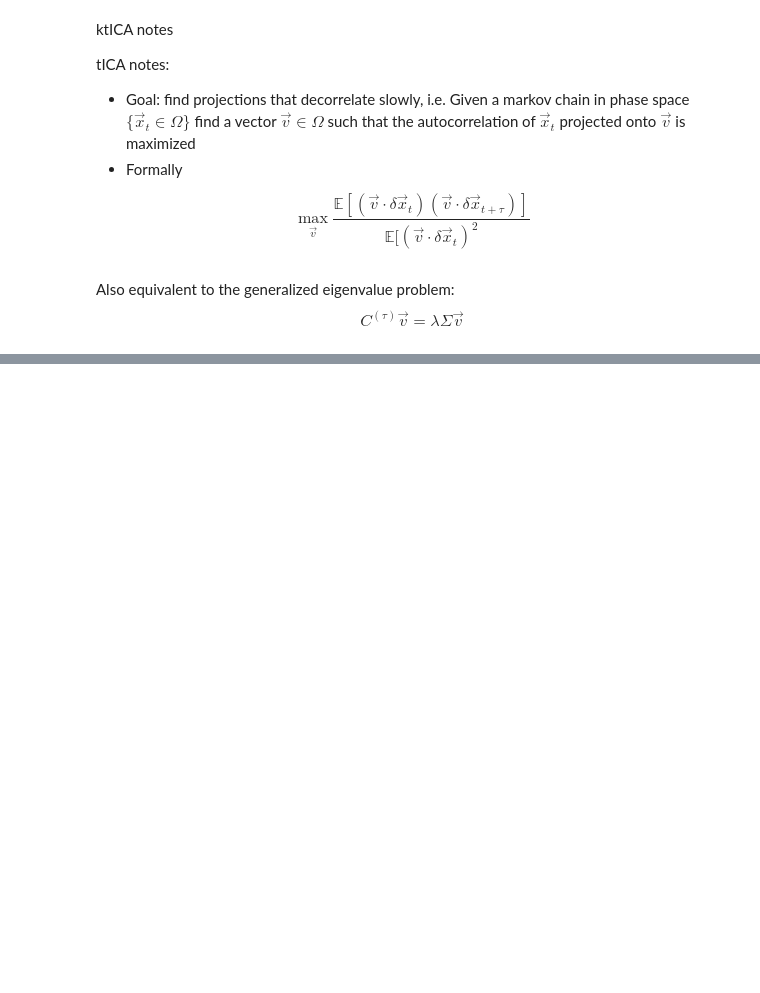
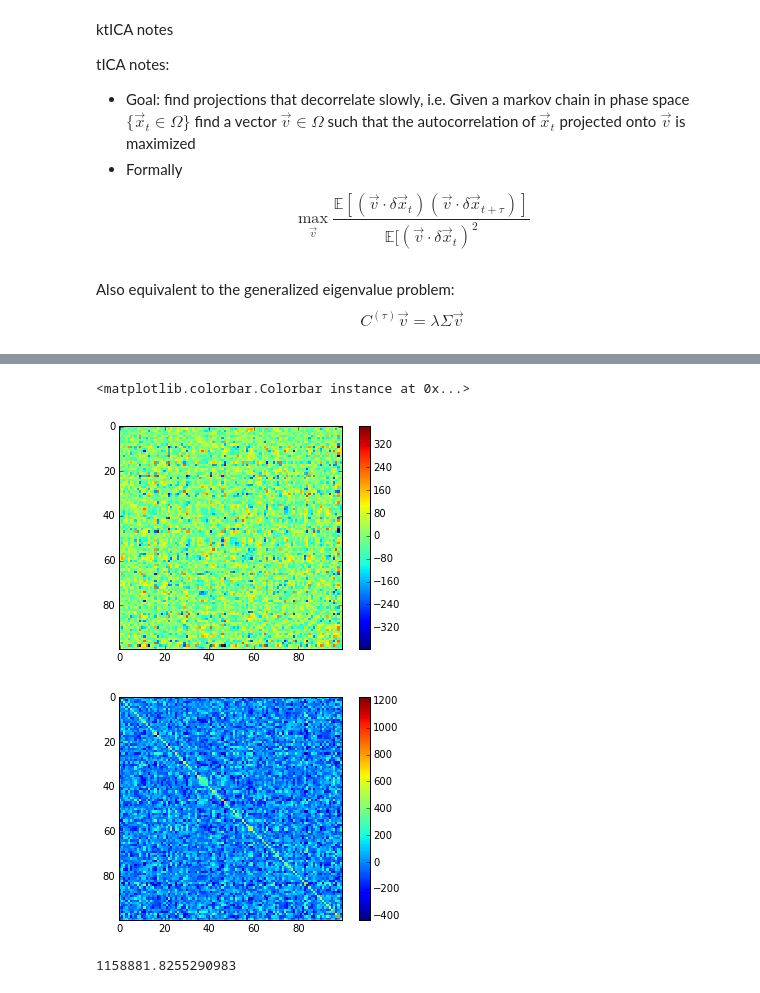
Before and after one commit to maxentile/msm-learn, a Jupyter notebook: notebooks/ICA, tICA, and Bayes.ipynb, the cells around one changed output, grey strips where cells are left out. Cells and saved outputs as stored; diff of their text form; code cells hidden in the pictures; blank space fills up the shorter version.

```diff
--- a/notebooks/ICA, tICA, and Bayes.ipynb
+++ b/notebooks/ICA, tICA, and Bayes.ipynb
@@ -243,0 +274,15 @@ $$ C^{(\tau)} \vec{v} = \lambda \Sigma \vec{v}$$
+# %%
+corr,cov = time_lag_corr_cov(X,1)
+pl.imshow(corr,interpolation='none')
+pl.colorbar()
+pl.figure()
+pl.imshow(cov,interpolation='none')
+pl.colorbar()
+# %% [output]
+<matplotlib.colorbar.Colorbar instance at 0x...>
+[figure, added]
+[figure, added]
+# %%
+np.sum(abs(corr-cov))
+# %% [output]
+1158881.8255290983
```
Also changed, not shown: parts of 64 cells of this notebook, 17 other files.
